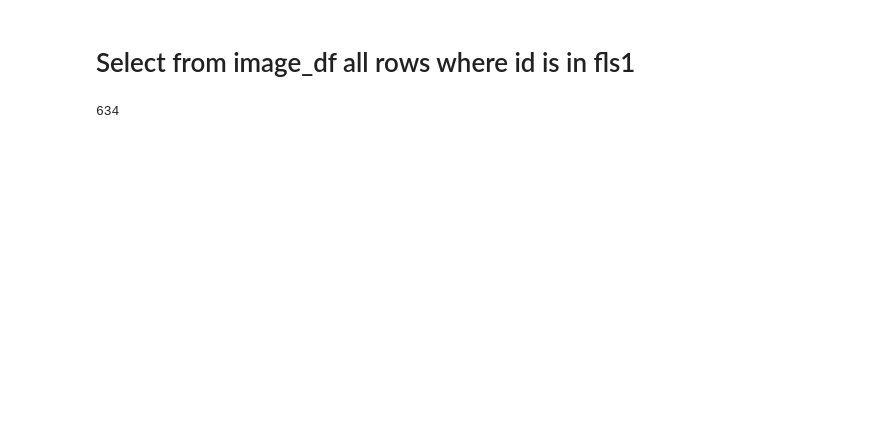
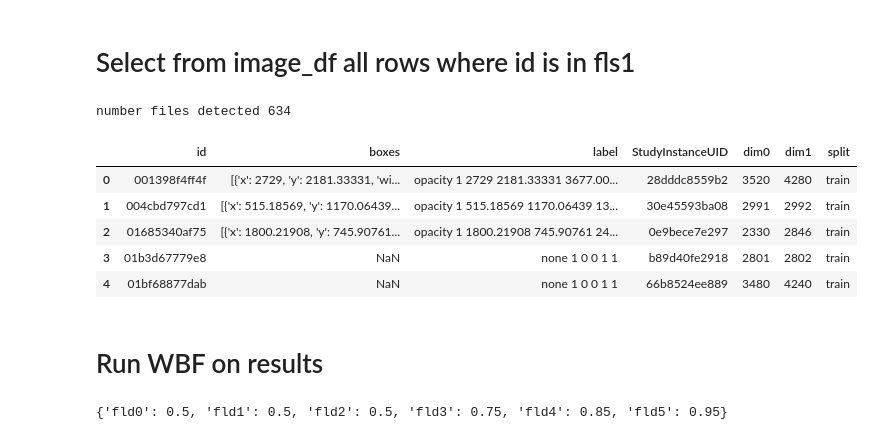
Before and after one commit to kperkins411/kaggle_SIIM_COVID_Detection, a Jupyter notebook: detect_yolov5.ipynb, the cells around one changed output. Drawn from its saved outputs; the diff is of its cells as text; code cells hidden in the pictures; blank space fills up the shorter version.

```diff
--- a/detect_yolov5.ipynb
+++ b/detect_yolov5.ipynb
@@ -42,0 +44,19 @@ IMAGES_PATH = '/home/keith/AA_jupyter_tuts/kaggle_SIIM_COVID_Detection/tmp/covid
+# %%
+USE_SMALL_SET=False #use this to display images that detect generates
+# %%
+if USE_SMALL_SET is True:
+    #make a really small valid set so
+    fls = uteda.get_files(IMAGES_PATH)
+    fls=fls[:10]
+
+    #create dir name
+    IMAGES_PATH = IMAGES_PATH.split('/')[:-1]
+    IMAGES_PATH.append('valid_small')
+    IMAGES_PATH= '/'.join(map(str,IMAGES_PATH))
+
+    os.makedirs(IMAGES_PATH, exist_ok=True)
+
+    for fle in fls:
+        import shutil
+        shutil.copy2(fle, IMAGES_PATH) # target filename is /dst/dir/file.ext
+#     SHOW_IMAGES=' --view-img '
@@ -140,4 +170,30 @@ df.reset_index(inplace=True, drop=True)
-# %%
-len(df)
-# %% [output]
-634
+# %%
+#how many files did detect run on?
+fles=uteda.get_files(IMAGES_PATH)
+print(f'number files detected {len(fles)}')
+
+#lets get the image id
+fls1=[fle.split('/')[-1] for fle in fles]
+fls1=[fle.split('.')[0] for fle in fls1]
+# fls1=['d3c5da1c1b1b'] #TODO test
+
+image_df, study_df, submission=uteda.get_all_dataframes()
+# image_df
+df=image_df[image_df['id'].isin(fls1)]
+df.reset_index(inplace=True, drop=True)
+
+df.head()
+# %% [output]
+number files detected 634
+|  | id | boxes | label | StudyInstanceUID | dim0 | dim1 | split |
+| 0 | 001398f4ff4f | [{'x': 2729, 'y': 2181.33331, 'wi... | opacity 1 2729 2181.33331 3677.00... | 28dddc8559b2 | 3520 | 4280 | train |
+| 1 | 004cbd797cd1 | [{'x': 515.18569, 'y': 1170.06439... | opacity 1 515.18569 1170.06439 13... | 30e45593ba08 | 2991 | 2992 | train |
+| 2 | 01685340af75 | [{'x': 1800.21908, 'y': 745.90761... | opacity 1 1800.21908 745.90761 24... | 0e9bece7e297 | 2330 | 2846 | train |
+| 3 | 01b3d67779e8 | NaN | none 1 0 0 1 1 | b89d40fe2918 | 2801 | 2802 | train |
+| 4 | 01bf68877dab | NaN | none 1 0 0 1 1 | 66b8524ee889 | 3480 | 4240 | train |
+# %% [markdown]
+# Run WBF on results
+# %%
+print(run_info)
+# %% [output]
+{'fld0': 0.5, 'fld1': 0.5, 'fld2': 0.5, 'fld3': 0.75, 'fld4': 0.85, 'fld5': 0.95}
```
Also changed, not shown: parts of 25 cells of this notebook, 1 other file.
